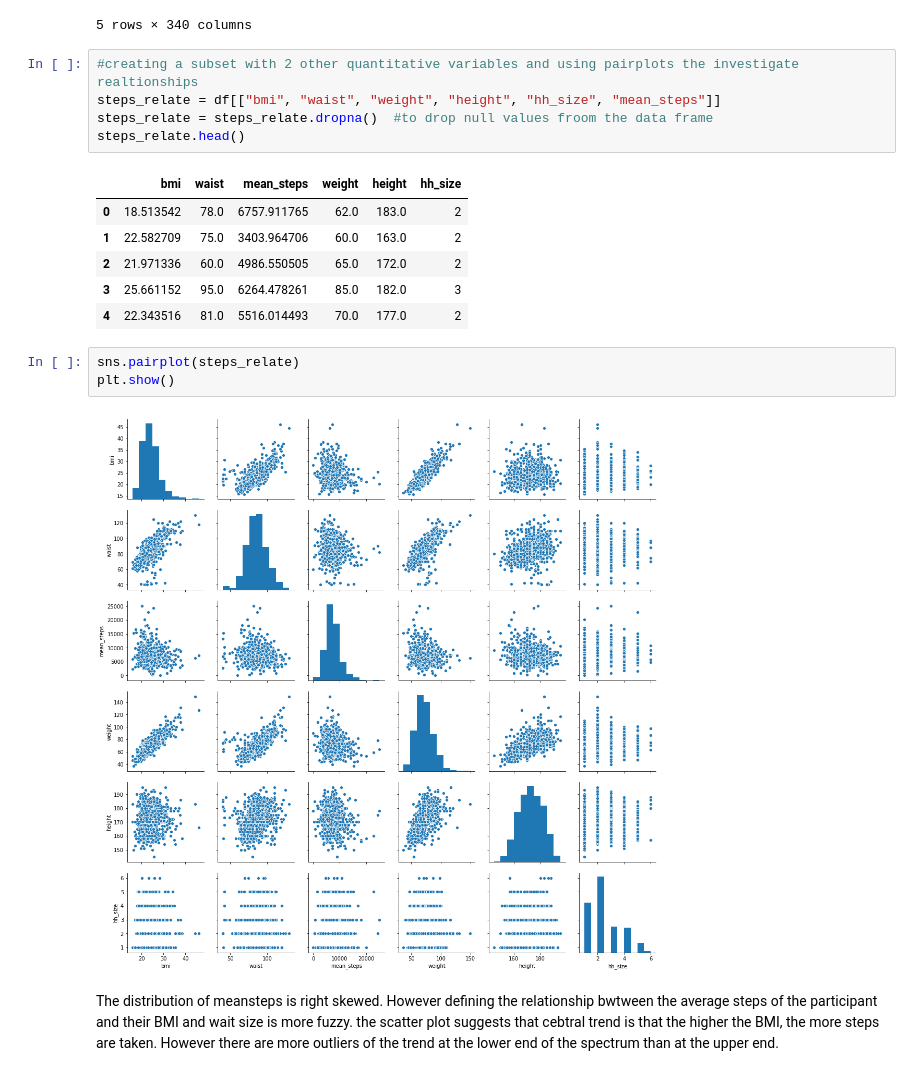
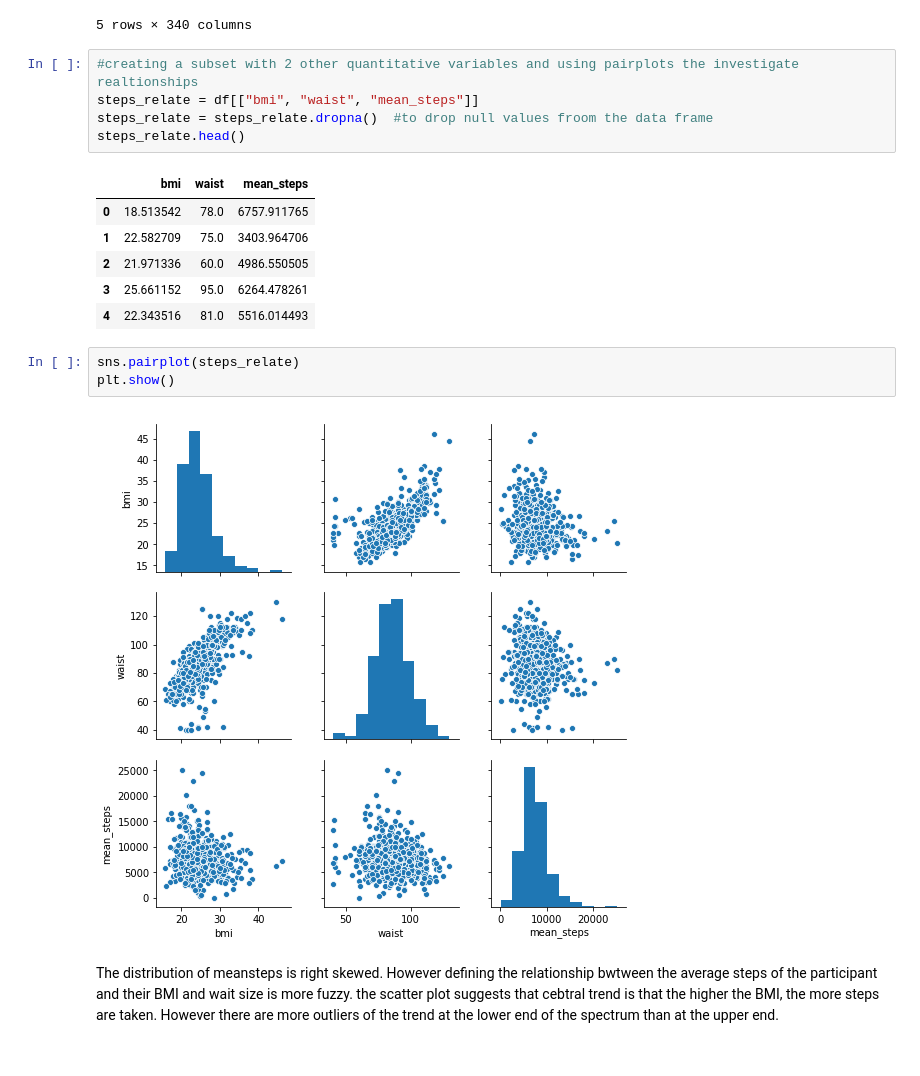
Before and after one commit to JahouNyan/DDL_Ex, a Jupyter notebook: Assignments/Assignment_1/Assignment_1.ipynb, the cells around one changed output. Cells and saved outputs as stored; diff of their text form.

```diff
--- a/Assignments/Assignment_1/Assignment_1.ipynb
+++ b/Assignments/Assignment_1/Assignment_1.ipynb
@@ -239,21 +239,21 @@ df.head(5)
 5 rows × 340 columns
 # %%
 #creating a subset with 2 other quantitative variables and using pairplots the investigate realtionships
-steps_relate = df[["bmi", "waist", "weight", "height", "hh_size", "mean_steps"]]
+steps_relate = df[["bmi", "waist", "mean_steps"]]
 steps_relate = steps_relate.dropna()  #to drop null values froom the data frame
 steps_relate.head()
 # %% [output]
-|  | bmi | waist | mean_steps | weight | height | hh_size |
-| 0 | 18.513542 | 78.0 | 6757.911765 | 62.0 | 183.0 | 2 |
-| 1 | 22.582709 | 75.0 | 3403.964706 | 60.0 | 163.0 | 2 |
-| 2 | 21.971336 | 60.0 | 4986.550505 | 65.0 | 172.0 | 2 |
-| 3 | 25.661152 | 95.0 | 6264.478261 | 85.0 | 182.0 | 3 |
-| 4 | 22.343516 | 81.0 | 5516.014493 | 70.0 | 177.0 | 2 |
+|  | bmi | waist | mean_steps |
+| 0 | 18.513542 | 78.0 | 6757.911765 |
+| 1 | 22.582709 | 75.0 | 3403.964706 |
+| 2 | 21.971336 | 60.0 | 4986.550505 |
+| 3 | 25.661152 | 95.0 | 6264.478261 |
+| 4 | 22.343516 | 81.0 | 5516.014493 |
 # %%
 sns.pairplot(steps_relate)
 plt.show()
 # %% [output]
-[figure, old version]
+[figure, new version]
 # %% [markdown]
 The distribution of meansteps is right skewed. However defining the relationship bwtween the average steps of the participant and their BMI and wait size is more fuzzy. the scatter plot suggests that cebtral trend is that the higher the BMI, the more steps are taken. However there are more outliers of the trend at the lower end of the spectrum than at the upper end.
 # %%
```
Also changed, not shown: parts of 13 cells of this notebook.
